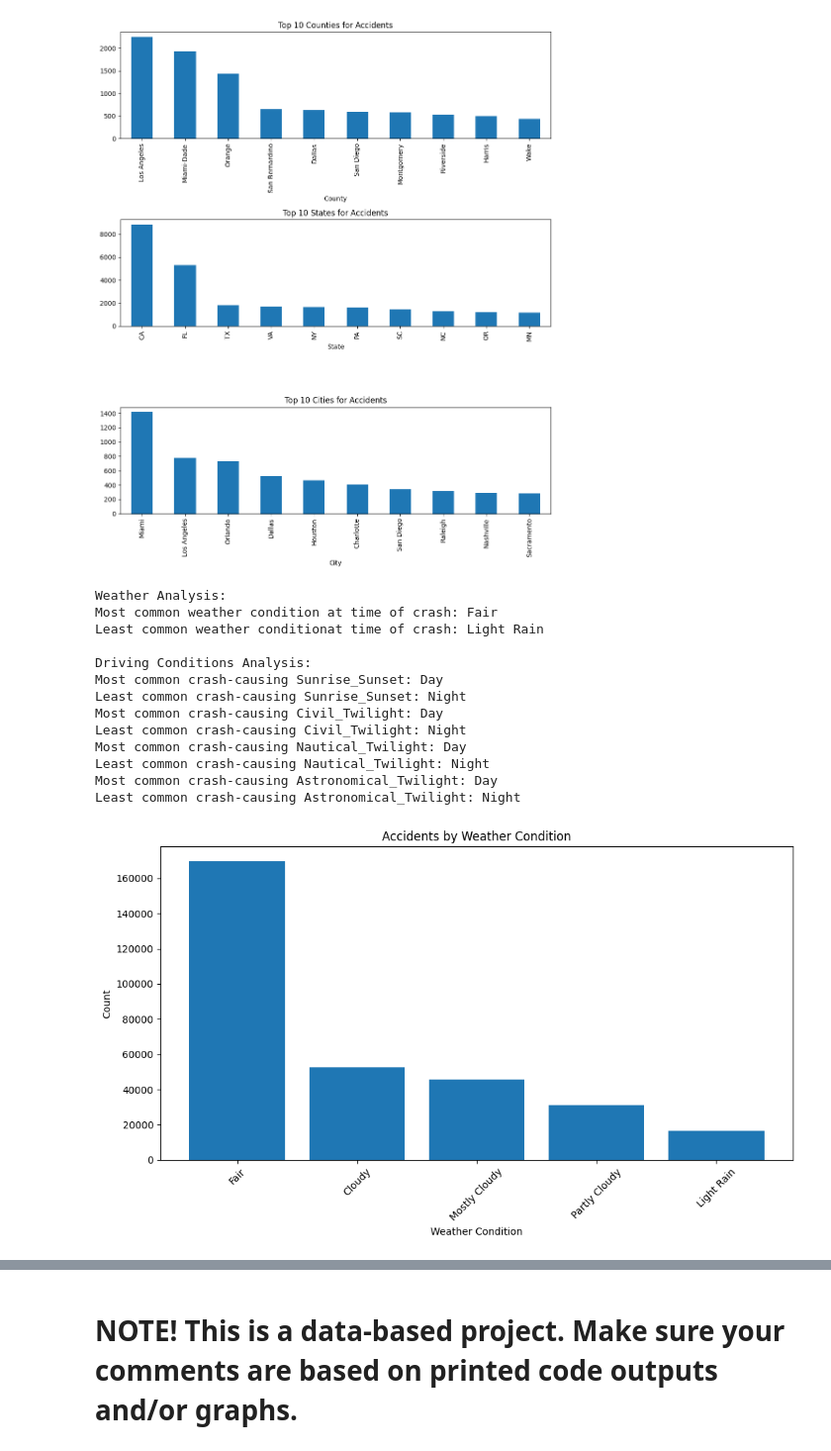
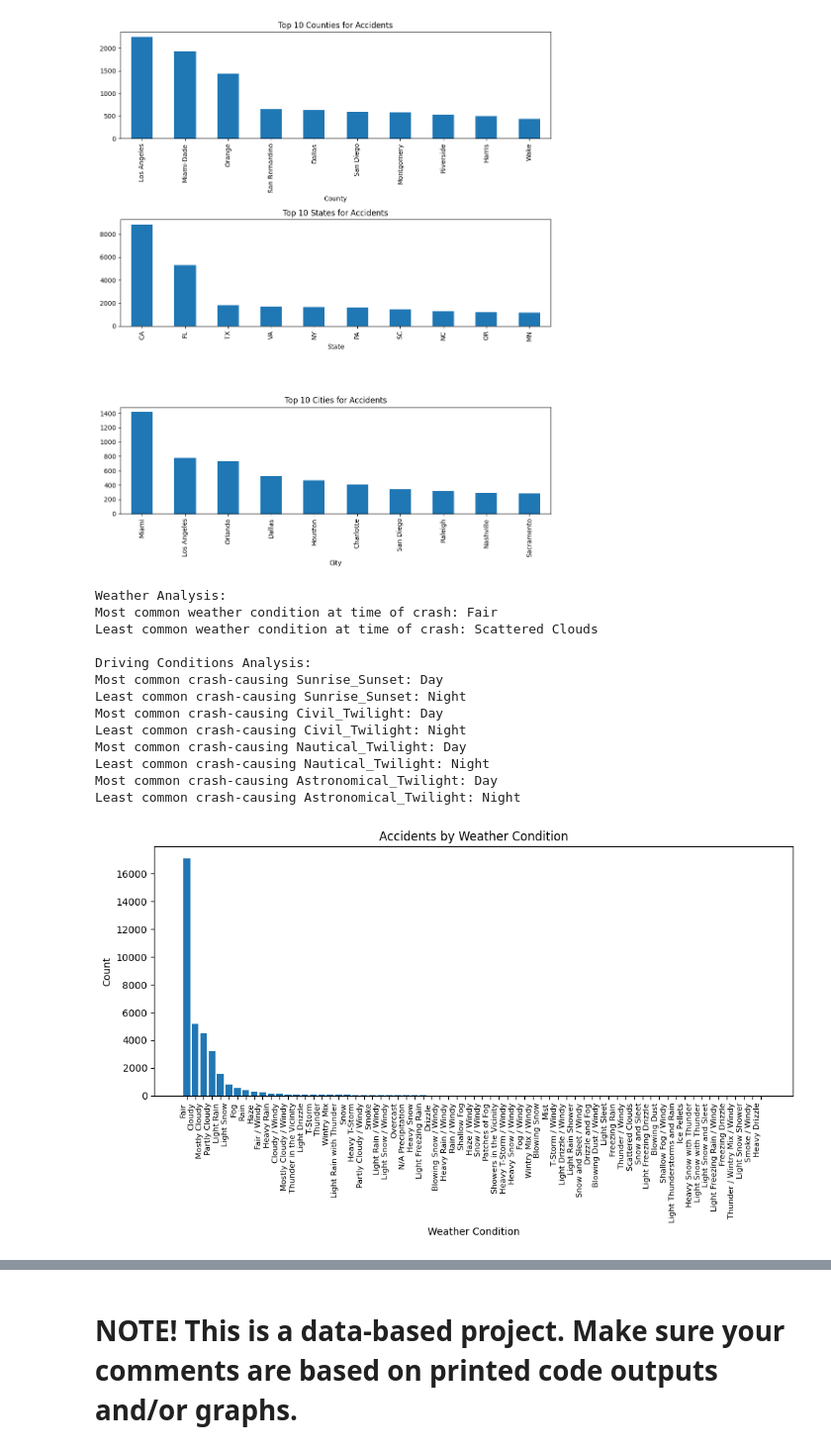
Before and after one commit to kyle-ormonde/CP3403-project, a Jupyter notebook: cp3403-project-v2024a.ipynb, the cells around one changed output, grey strips where cells are left out. Shown at 99% size. Drawn from its saved outputs; the diff is of its cells as text; code cells hidden in the pictures.

```diff
--- a/cp3403-project-v2024a.ipynb
+++ b/cp3403-project-v2024a.ipynb
@@ -200,59 +213,55 @@ City Analysis:
 Most likely city for accidents: Miami
 [figure]
 # %%
-# Create a DataFrame with the detailed columns - Data is from earlier testing for ease of loading.
-task2_data = {
-    'Weather_Condition': ['Fair', 'Cloudy', 'Mostly Cloudy', 'Partly Cloudy', 'Light Rain'],
-    'Count': [169577, 52482, 45767, 31089, 16392]
-}
-weather_df = pd.DataFrame(task2_data)
+task2_data = df
 
-# Create a DataFrame for driving conditions
+
+# Weather Conditions Analysis
+weather_counts = task2_data['Weather_Condition'].value_counts()
+most_common_weather = weather_counts.idxmax()
+least_common_weather = weather_counts.idxmin()
+print("Weather Analysis:")
+print("Most common weather condition at time of crash:", most_common_weather)
+print("Least common weather condition at time of crash:", least_common_weather)
+
+# Driving conditions analysis
 driving_conditions_data = {
     'Condition': ['Day', 'Night'],
-    'Sunrise_Sunset': [231078, 124377],
-    'Civil_Twilight': [245512, 109943],
-    'Nautical_Twilight': [261911, 93544],
-    'Astronomical_Twilight': [275615, 79840]
+    'Sunrise_Sunset': [task2_data['Sunrise_Sunset'].value_counts().idxmin(), task2_data['Sunrise_Sunset'].value_counts().idxmax()],
+    'Civil_Twilight': [task2_data['Civil_Twilight'].value_counts().idxmin(), task2_data['Civil_Twilight'].value_counts().idxmax()],
+    'Nautical_Twilight': [task2_data['Nautical_Twilight'].value_counts().idxmin(), task2_data['Nautical_Twilight'].value_counts().idxmax()],
+    'Astronomical_Twilight': [task2_data['Astronomical_Twilight'].value_counts().idxmin(), task2_data['Astronomical_Twilight'].value_counts().idxmax()]
 }
 driving_conditions_df = pd.DataFrame(driving_conditions_data)
 
-# Weather analysis
-most_common_weather = weather_df.loc[weather_df['Count'].idxmax()]
-least_common_weather = weather_df.loc[weather_df['Count'].idxmin()]
-print("Weather Analysis:")
-print("Most common weather condition at time of crash:", most_common_weather['Weather_Condition'])
-print("Least common weather conditionat time of crash:", least_common_weather['Weather_Condition'])
-
-# Driving conditions analysis
 print("\nDriving Conditions Analysis:")
 for column in driving_conditions_df.columns[1:]:
     most_common_condition = driving_conditions_df.loc[driving_conditions_df[column].idxmax()]
     least_common_condition = driving_conditions_df.loc[driving_conditions_df[column].idxmin()]
     print(f"Most common crash-causing {column}: {most_common_condition['Condition']}")
     print(f"Least common crash-causing {column}: {least_common_condition['Condition']}")
 
 # Plotting (Top weather conditions)
 plt.figure(figsize=(10, 6))
-plt.bar(weather_df['Weather_Condition'], weather_df['Count'])
+plt.bar(weather_counts.index, weather_counts.values)
 plt.title('Accidents by Weather Condition')
 plt.xlabel('Weather Condition')
 plt.ylabel('Count')
-plt.xticks(rotation=45)
+plt.xticks(rotation=90, ha='right', fontsize=8)  # Rotate labels and adjust fontsize
 plt.tight_layout()
 plt.show()
 # %% [output]
 Weather Analysis:
 Most common weather condition at time of crash: Fair
-Least common weather conditionat time of crash: Light Rain
+Least common weather condition at time of crash: Scattered Clouds
 
 Driving Conditions Analysis:
 Most common crash-causing Sunrise_Sunset: Day
 Least common crash-causing Sunrise_Sunset: Night
 Most common crash-causing Civil_Twilight: Day
 Least common crash-causing Civil_Twilight: Night
 Most common crash-causing Nautical_Twilight: Day
 Least common crash-causing Nautical_Twilight: Night
 Most common crash-causing Astronomical_Twilight: Day
 Least common crash-causing Astronomical_Twilight: Night
-[figure, old version]
+[figure, new version]
```
Also changed, not shown: parts of 29 cells of this notebook.
